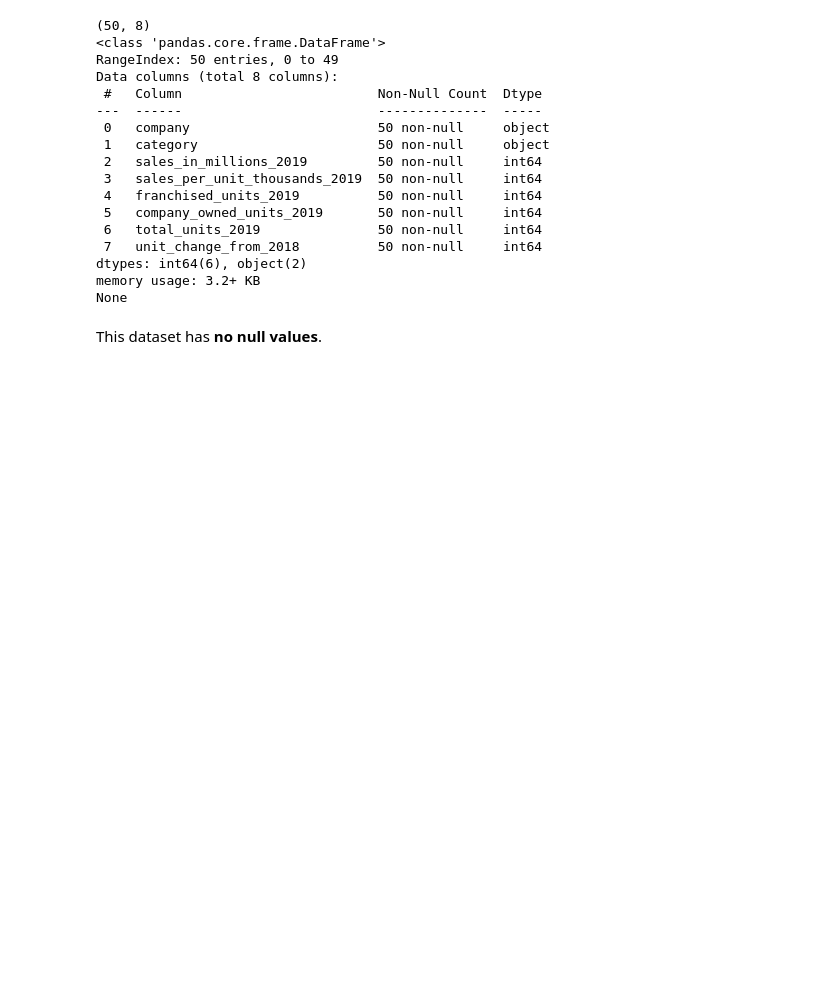
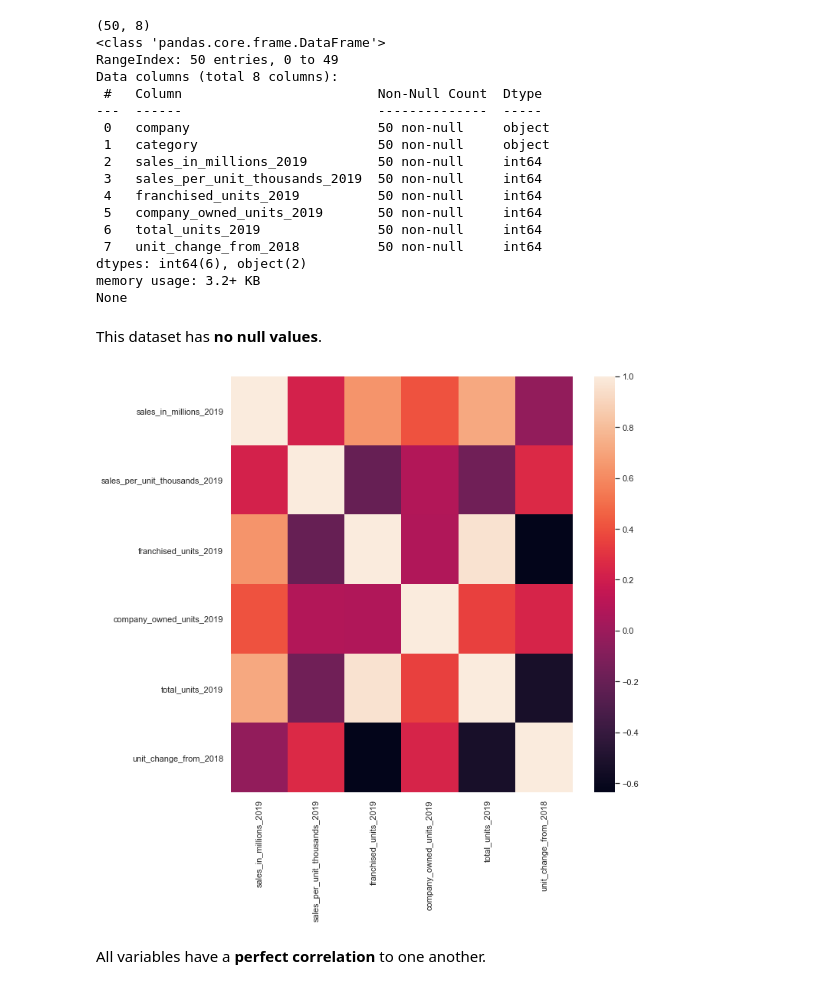
Before and after one commit to joann-balraj/Fast_Food_Chain_Data_Analysis, a Jupyter notebook: Workbook.ipynb, the cells around one changed output. Saved outputs shown, nothing was run; the diff lists cells and outputs as text; code cells hidden in the pictures; blank space fills up the shorter version.

```diff
--- a/Workbook.ipynb
+++ b/Workbook.ipynb
@@ -63,3 +63,12 @@ memory usage: 3.2+ KB
 None
 # %% [markdown]
 This dataset has **no null values**.
+# %%
+sns.set(style='darkgrid')
+plt.figure(figsize=(10, 10))
+sns.heatmap(data.corr())
+plt.show()
+# %% [output]
+[figure, added]
+# %% [markdown]
+All variables have a **perfect correlation** to one another.
```
Also changed, not shown: parts of 3 cells of this notebook, 1 other file.
